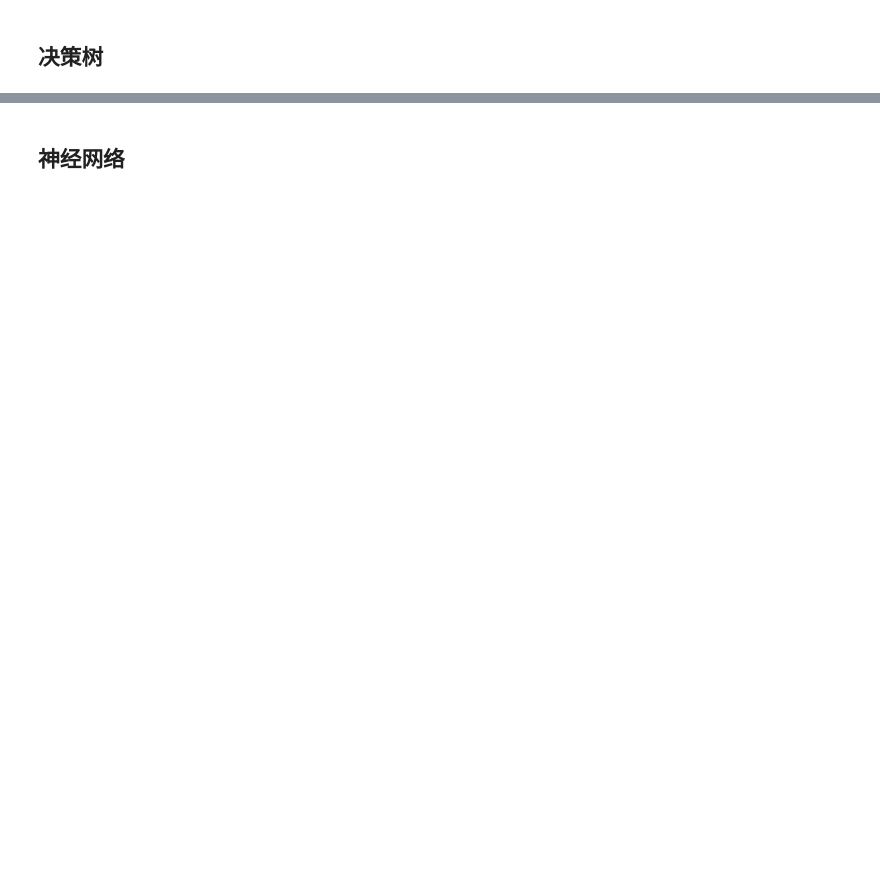
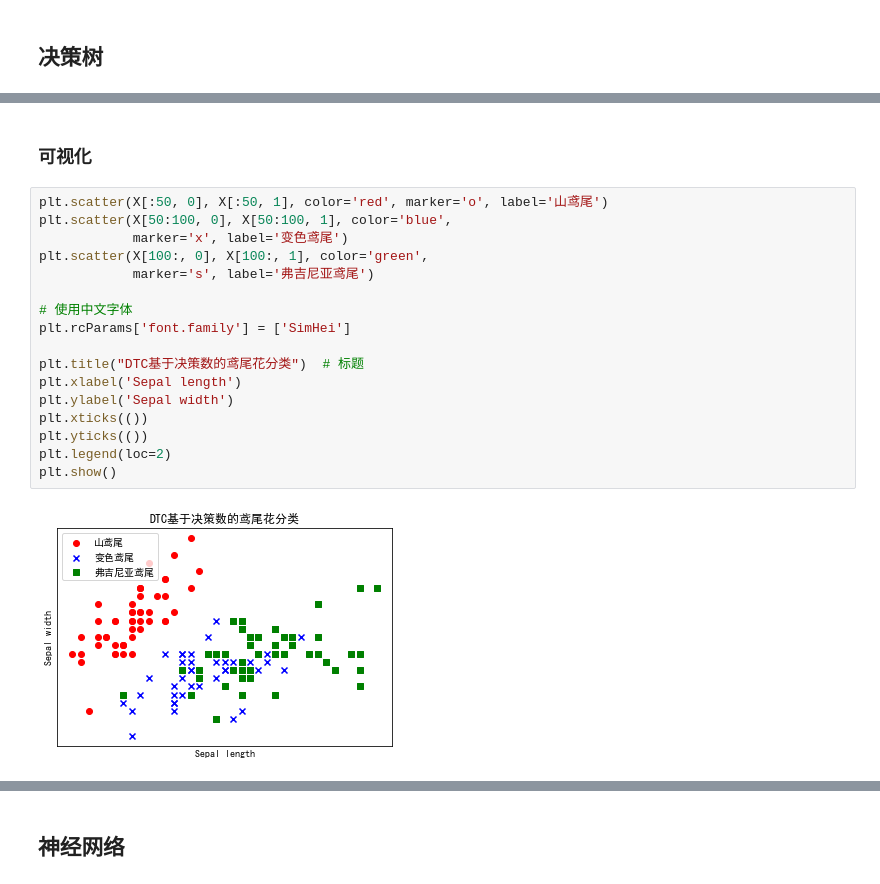
Before and after one commit to Ayusummer/CourseNotes, a Jupyter notebook: 机器学习/实验1_典型监督学习方法分类实践及比较分析/实验1_典型监督学习方法分类实践及比较分析.ipynb, the cells around one changed output, grey strips where cells are left out. Cells and saved outputs as stored; diff of their text form; blank space fills up the shorter version.

```diff
--- a/机器学习/实验1_典型监督学习方法分类实践及比较分析/实验1_典型监督学习方法分类实践及比较分析.ipynb
+++ b/机器学习/实验1_典型监督学习方法分类实践及比较分析/实验1_典型监督学习方法分类实践及比较分析.ipynb
@@ -317,0 +474,21 @@ Test cases: 45
+# %% [markdown]
+### 可视化
+# %%
+plt.scatter(X[:50, 0], X[:50, 1], color='red', marker='o', label='山鸢尾')
+plt.scatter(X[50:100, 0], X[50:100, 1], color='blue',
+            marker='x', label='变色鸢尾')
+plt.scatter(X[100:, 0], X[100:, 1], color='green',
+            marker='s', label='弗吉尼亚鸢尾')
+
+# 使用中文字体
+plt.rcParams['font.family'] = ['SimHei']
+
+plt.title("DTC基于决策数的鸢尾花分类")  # 标题
+plt.xlabel('Sepal length')
+plt.ylabel('Sepal width')
+plt.xticks(())
+plt.yticks(())
+plt.legend(loc=2)
+plt.show()
+# %% [output]
+[figure, added]
```
Also changed, not shown: parts of 20 cells of this notebook, 1 other file.
